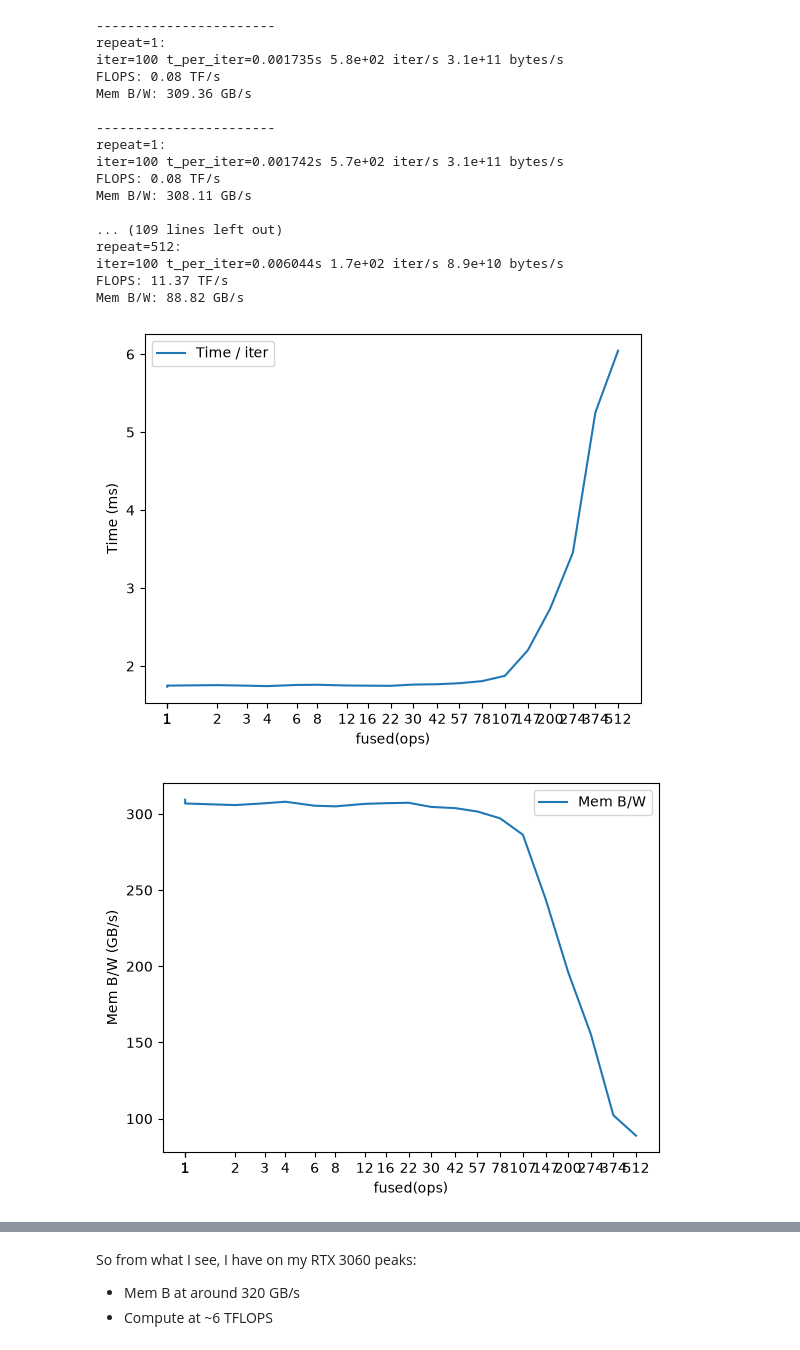
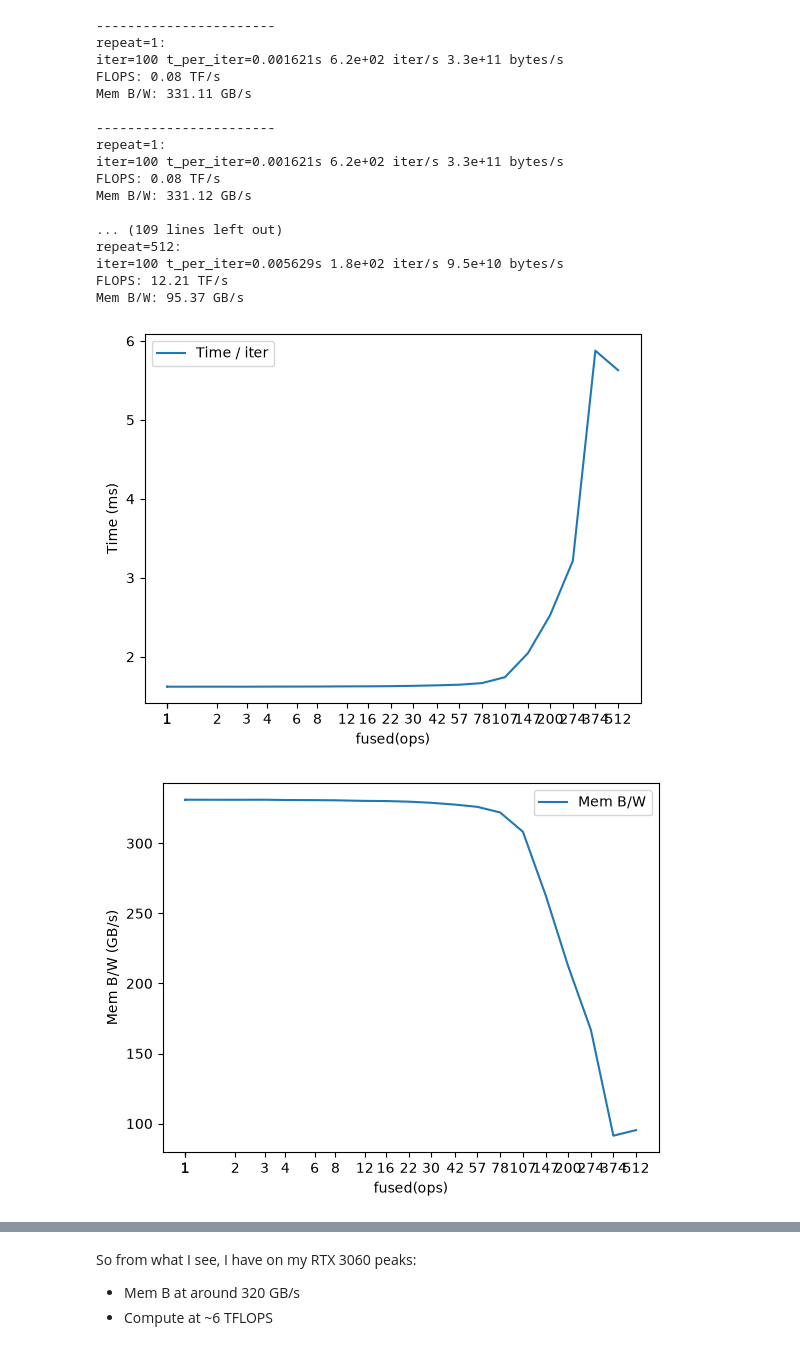
Before and after one commit to nevidomy/ml_learning, a Jupyter notebook: gpt/brrr_gpu.ipynb, the cells around one changed output, grey strips where cells are left out. Drawn from its saved outputs; the diff is of its cells as text; code cells hidden in the pictures.

```diff
--- a/gpt/brrr_gpu.ipynb
+++ b/gpt/brrr_gpu.ipynb
@@ -23,7 +23,7 @@ def get_f(x, repeat):
         return x
     return f
 
-X = torch.randn((int(2**26),), device=DEVICE, dtype=torch.float32, requires_grad=False)
+X = torch.randn((int(2**26),), device=DEVICE, dtype=torch.float16, requires_grad=False)
 
 #f = get_f(X, 10)
 #f = torch.jit.trace(f, X)
@@ -97,39 +97,39 @@ ax.xaxis.set_major_formatter(ScalarFormatter())
 ax.xaxis.set_minor_formatter(NullFormatter())
 ax.ticklabel_format(axis="y", style="plain")
 plt.show()
 
 plt.plot(repeats, flops_stats, label="FLOPS")
 plt.xlabel("fused(ops)")
 plt.ylabel("FLOPS (TF/s)")
 plt.legend()
 plt.xscale("log", base=2)
 ax = plt.gca()
 ax.set_xticks(repeats)
 ax.xaxis.set_major_formatter(ScalarFormatter())
 ax.xaxis.set_minor_formatter(NullFormatter())
 ax.ticklabel_format(axis="y", style="plain")
 plt.show()
 
 
 
 #print(torch.compile(get_f(X, 10)))
 # %% [output]
 -----------------------
 repeat=1:
-iter=100 t_per_iter=0.001735s 5.8e+02 iter/s 3.1e+11 bytes/s
+iter=100 t_per_iter=0.001621s 6.2e+02 iter/s 3.3e+11 bytes/s
 FLOPS: 0.08 TF/s
-Mem B/W: 309.36 GB/s
+Mem B/W: 331.11 GB/s
 
 -----------------------
 repeat=1:
-iter=100 t_per_iter=0.001742s 5.7e+02 iter/s 3.1e+11 bytes/s
+iter=100 t_per_iter=0.001621s 6.2e+02 iter/s 3.3e+11 bytes/s
 FLOPS: 0.08 TF/s
-Mem B/W: 308.11 GB/s
+Mem B/W: 331.12 GB/s
 
 ... (109 lines left out)
 repeat=512:
-iter=100 t_per_iter=0.006044s 1.7e+02 iter/s 8.9e+10 bytes/s
-FLOPS: 11.37 TF/s
-Mem B/W: 88.82 GB/s
+iter=100 t_per_iter=0.005629s 1.8e+02 iter/s 9.5e+10 bytes/s
+FLOPS: 12.21 TF/s
+Mem B/W: 95.37 GB/s
-[figure, old version]
+[figure, new version]
-[figure, old version]
+[figure, new version]
```
Also changed, not shown: parts of 1 cell of this notebook.
